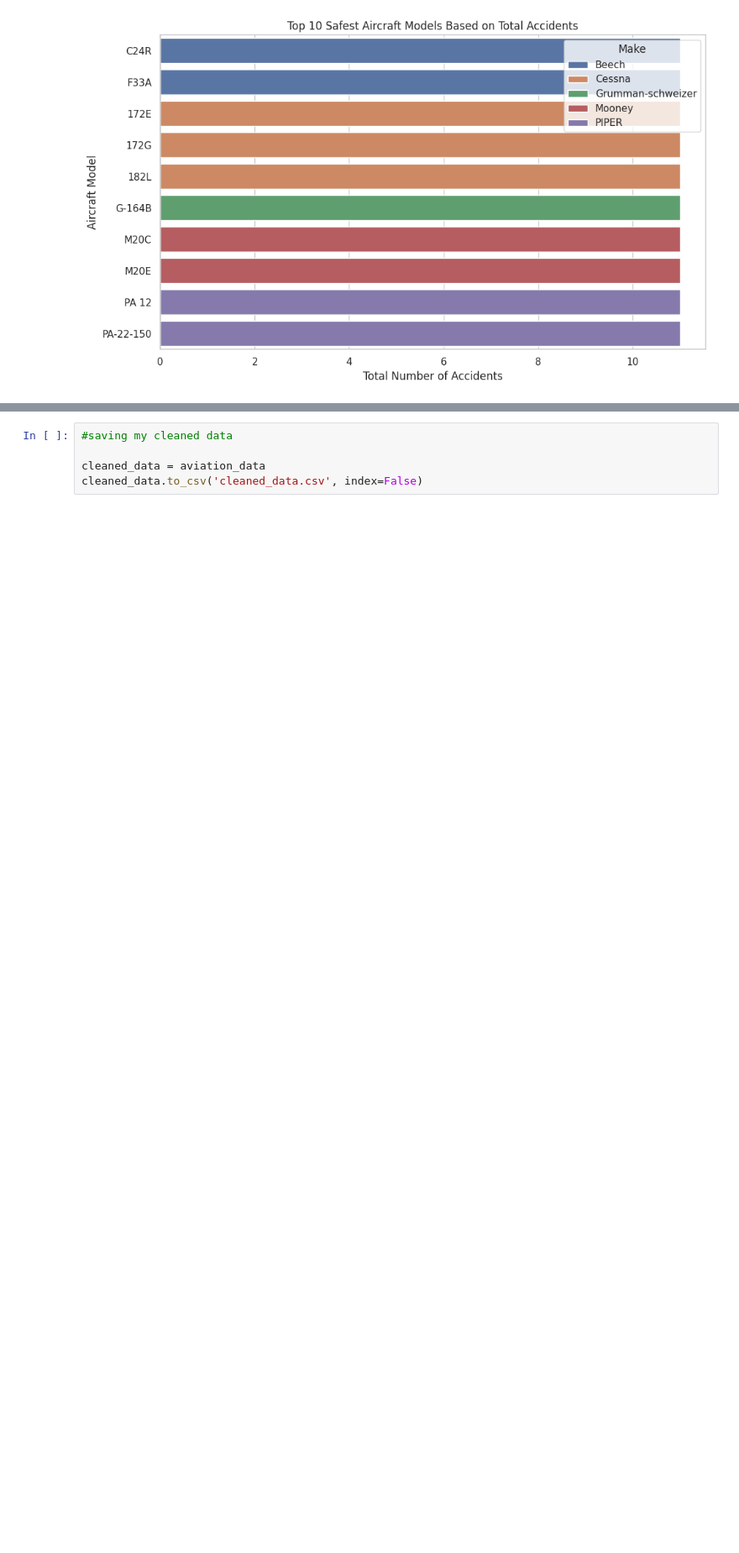
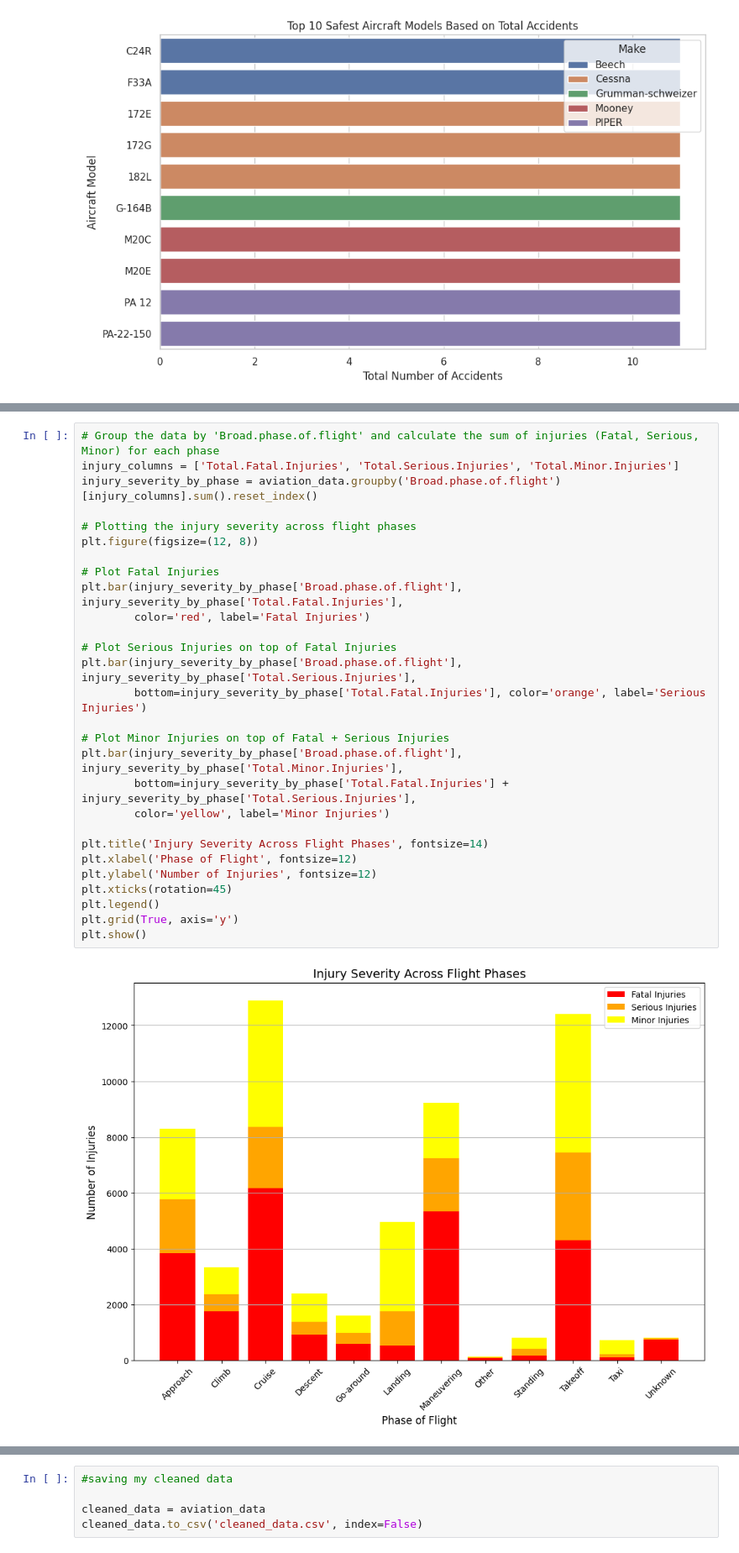
Before and after one commit to djdrjeff/phase1project, a Jupyter notebook: phaseoneproject.ipynb, the cells around one changed output, grey strips where cells are left out. Shown at 84% size. Drawn from its saved outputs; the diff is of its cells as text; blank space fills up the shorter version.

```diff
--- a/phaseoneproject.ipynb
+++ b/phaseoneproject.ipynb
@@ -172,0 +172,30 @@ plt.show()
+# %%
+# Group the data by 'Broad.phase.of.flight' and calculate the sum of injuries (Fatal, Serious, Minor) for each phase
+injury_columns = ['Total.Fatal.Injuries', 'Total.Serious.Injuries', 'Total.Minor.Injuries']
+injury_severity_by_phase = aviation_data.groupby('Broad.phase.of.flight')[injury_columns].sum().reset_index()
+
+# Plotting the injury severity across flight phases
+plt.figure(figsize=(12, 8))
+
+# Plot Fatal Injuries
+plt.bar(injury_severity_by_phase['Broad.phase.of.flight'], injury_severity_by_phase['Total.Fatal.Injuries'],
+        color='red', label='Fatal Injuries')
+
+# Plot Serious Injuries on top of Fatal Injuries
+plt.bar(injury_severity_by_phase['Broad.phase.of.flight'], injury_severity_by_phase['Total.Serious.Injuries'],
+        bottom=injury_severity_by_phase['Total.Fatal.Injuries'], color='orange', label='Serious Injuries')
+
+# Plot Minor Injuries on top of Fatal + Serious Injuries
+plt.bar(injury_severity_by_phase['Broad.phase.of.flight'], injury_severity_by_phase['Total.Minor.Injuries'],
+        bottom=injury_severity_by_phase['Total.Fatal.Injuries'] + injury_severity_by_phase['Total.Serious.Injuries'],
+        color='yellow', label='Minor Injuries')
+
+plt.title('Injury Severity Across Flight Phases', fontsize=14)
+plt.xlabel('Phase of Flight', fontsize=12)
+plt.ylabel('Number of Injuries', fontsize=12)
+plt.xticks(rotation=45)
+plt.legend()
+plt.grid(True, axis='y')
+plt.show()
+# %% [output]
+[figure, added]
```
Also changed, not shown: parts of 7 cells of this notebook.
